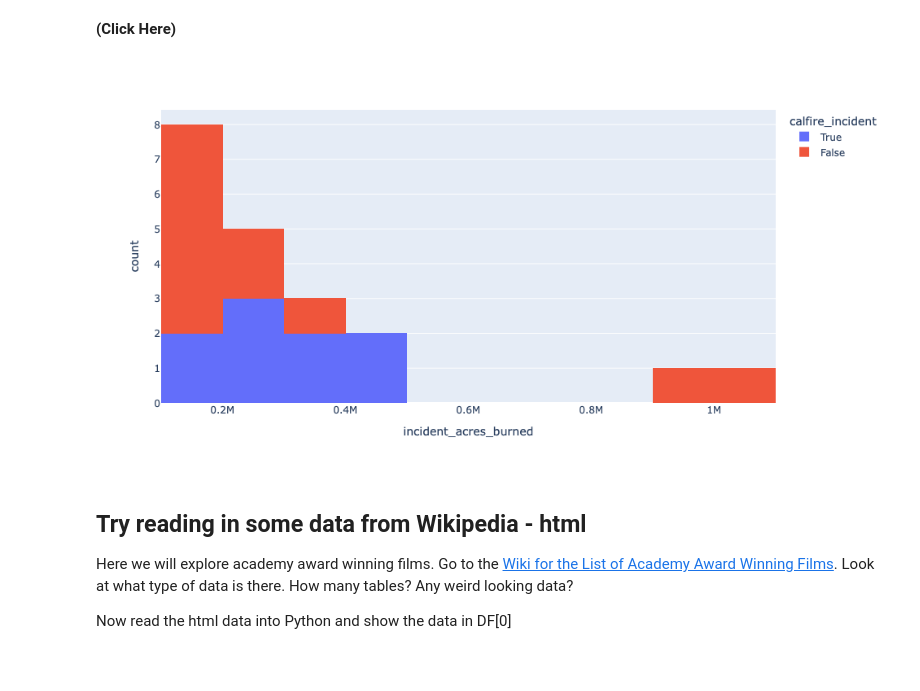
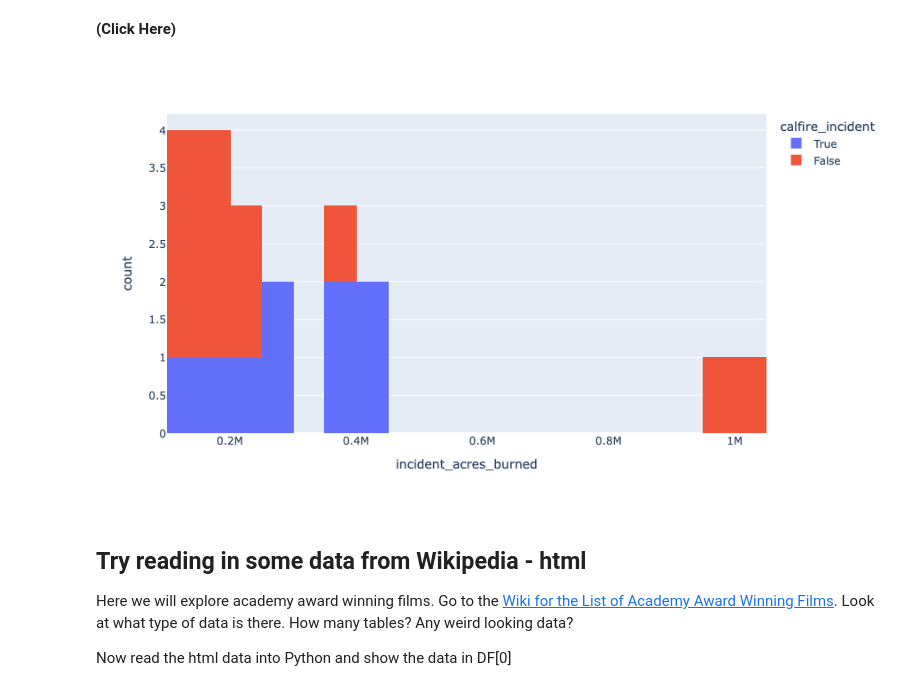
Before and after one commit to Rubenmregalado/Day8, a Jupyter notebook: Day8-HW.ipynb, the cells around one changed output. Saved outputs shown, nothing was run; the diff lists cells and outputs as text; code cells hidden in the pictures; blank space fills up the shorter version.

```diff
--- a/Day8-HW.ipynb
+++ b/Day8-HW.ipynb
@@ -78,19 +78,19 @@ DF_raw.groupby(by='incident_type').sum()
 **(Click Here)**
 # %%
 # Extra Code
-mask = DF_raw[ 'incident_acres_burned' ] < 1000000
+mask = DF_raw[ 'incident_acres_burned' ] < 10000000
 mask = DF_raw[ 'incident_acres_burned' ] > 100000
 DF_new = DF_raw[mask]
 fig = px.histogram(DF_new,
                    x = 'incident_acres_burned',
-                  nbins = 10,
+                  nbins = 20,
                   color = 'calfire_incident')
 fig.update_layout(autosize = False,
                   width = 1000,
                   height = 500)
 fig.show()
 # %% [output]
-[figure, old version]
+[figure, new version]
 # %% [markdown]
 ## Try reading in some data from Wikipedia - html
 
```
Also changed, not shown: parts of 10 cells of this notebook.
